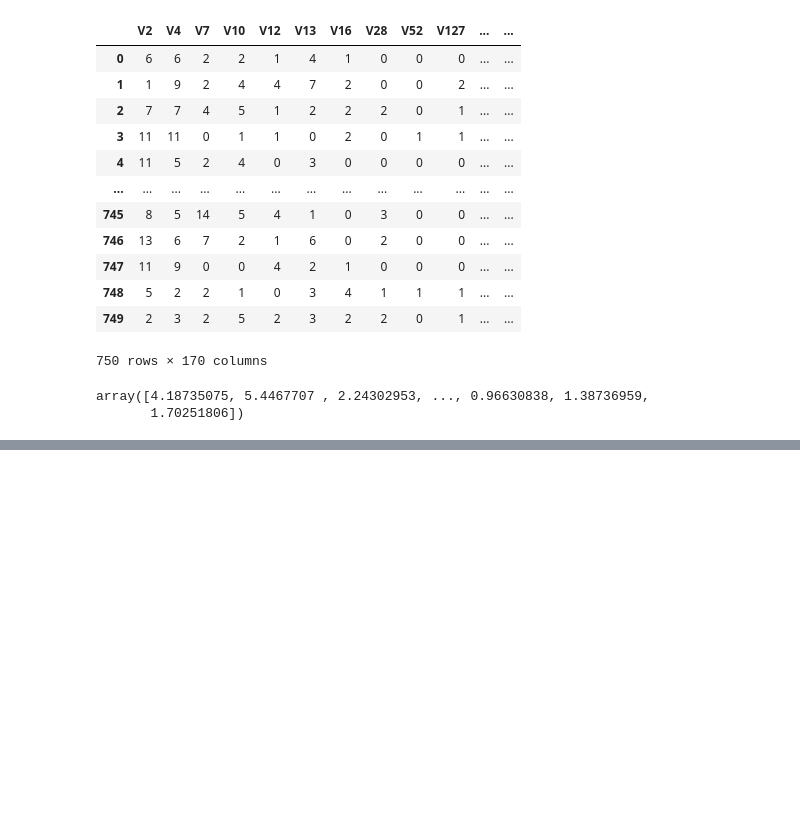
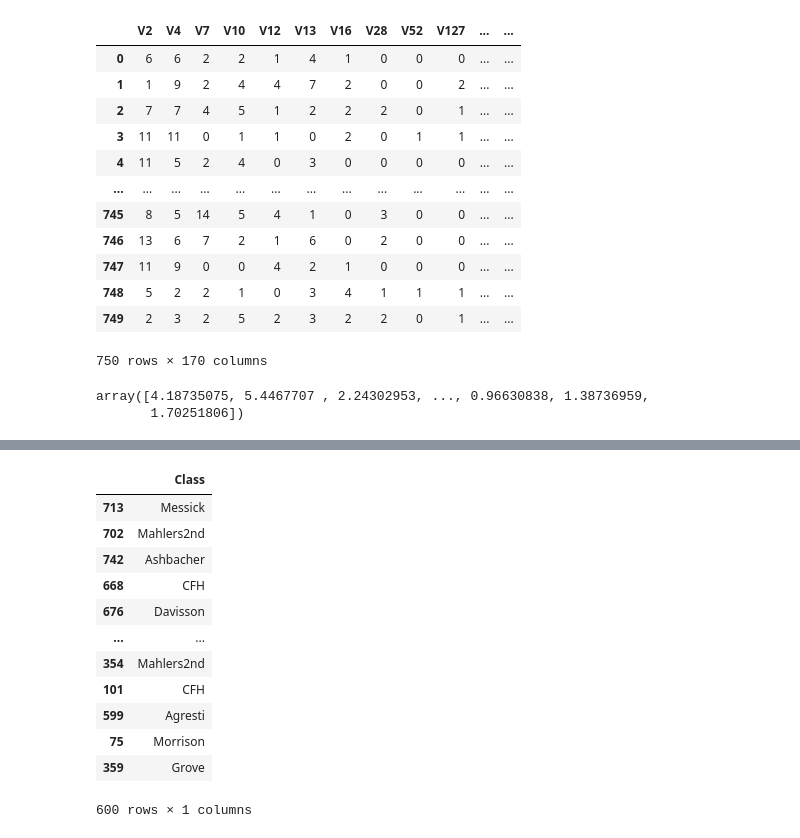
Before and after one commit to GenosW/ml-exercises, a Jupyter notebook: exercise2/amazon_rf.ipynb, the cells around one changed output, grey strips where cells are left out. Drawn from its saved outputs; the diff is of its cells as text; code cells hidden in the pictures; blank space fills up the shorter version.

```diff
--- a/exercise2/amazon_rf.ipynb
+++ b/exercise2/amazon_rf.ipynb
@@ -458,0 +589,16 @@ accuracy: 63.33% --> 95
+# %%
+Y_train
+# %% [output]
+|  | Class |
+| 713 | Messick |
+| 702 | Mahlers2nd |
+| 742 | Ashbacher |
+| 668 | CFH |
+| 676 | Davisson |
+| ... | ... |
+| 354 | Mahlers2nd |
+| 101 | CFH |
+| 599 | Agresti |
+| 75 | Morrison |
+| 359 | Grove |
+600 rows × 1 columns
```
Also changed, not shown: parts of 17 cells of this notebook, 8 other files.
